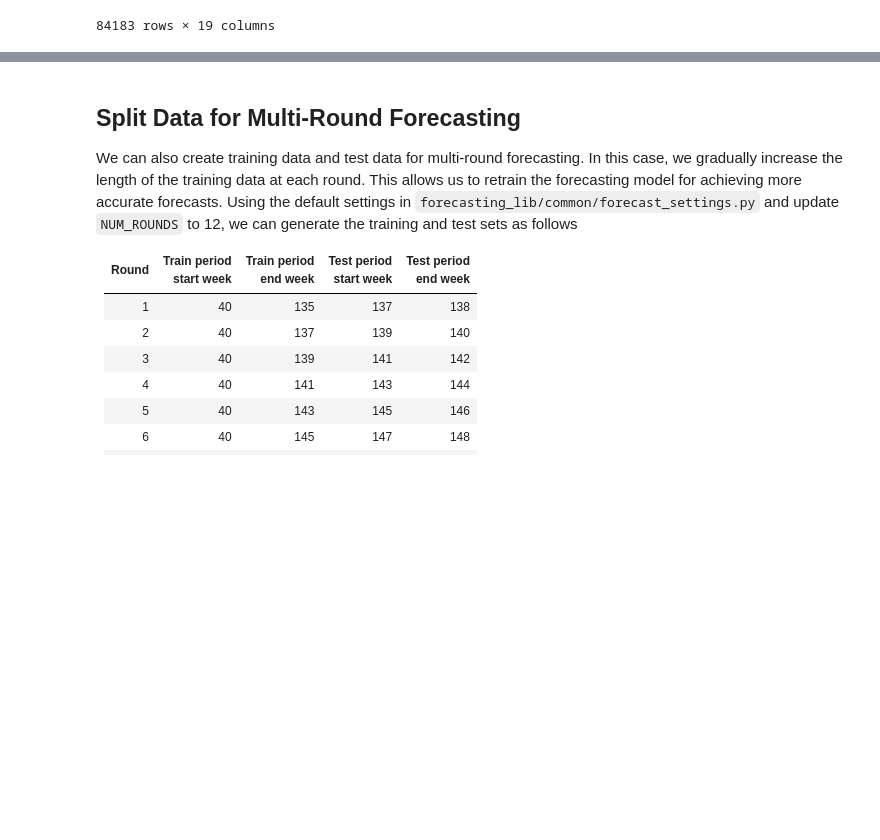
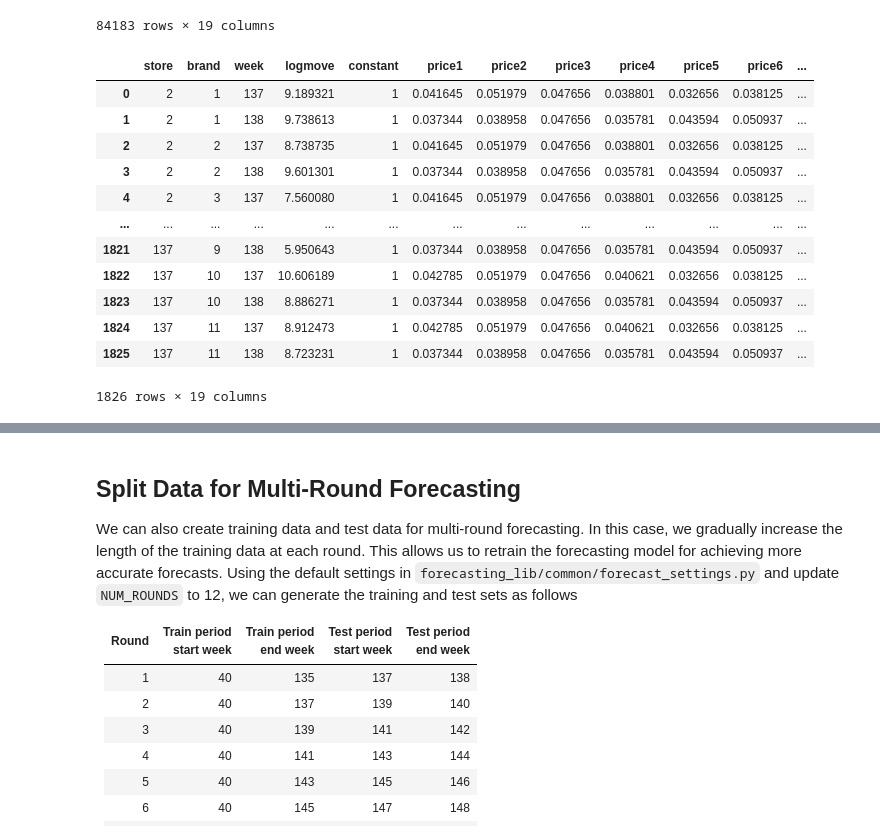
Before and after one commit to sdonohoo/forecasting, a Jupyter notebook: examples/01_prepare_data/data_prepare_retail.ipynb, the cells around one changed output, grey strips where cells are left out. Cells and saved outputs as stored; diff of their text form; code cells hidden in the pictures; blank space fills up the shorter version.

```diff
--- a/examples/01_prepare_data/data_prepare_retail.ipynb
+++ b/examples/01_prepare_data/data_prepare_retail.ipynb
@@ -78,3 +80,19 @@ train_df
 | 84181 | 137 | 11 | 134 | 8.912473 | 1 | 0.039062 | 0.049301 | 0.049588 | 0.032300 | 0.031094 | 0.050937 | ... |
 | 84182 | 137 | 11 | 135 | 9.901886 | 1 | 0.040473 | 0.045729 | 0.046957 | 0.045223 | 0.033493 | 0.050937 | ... |
 84183 rows × 19 columns
+# %%
+test_df
+# %% [output]
+|  | store | brand | week | logmove | constant | price1 | price2 | price3 | price4 | price5 | price6 | ... |
+| 0 | 2 | 1 | 137 | 9.189321 | 1 | 0.041645 | 0.051979 | 0.047656 | 0.038801 | 0.032656 | 0.038125 | ... |
+| 1 | 2 | 1 | 138 | 9.738613 | 1 | 0.037344 | 0.038958 | 0.047656 | 0.035781 | 0.043594 | 0.050937 | ... |
+| 2 | 2 | 2 | 137 | 8.738735 | 1 | 0.041645 | 0.051979 | 0.047656 | 0.038801 | 0.032656 | 0.038125 | ... |
+| 3 | 2 | 2 | 138 | 9.601301 | 1 | 0.037344 | 0.038958 | 0.047656 | 0.035781 | 0.043594 | 0.050937 | ... |
+| 4 | 2 | 3 | 137 | 7.560080 | 1 | 0.041645 | 0.051979 | 0.047656 | 0.038801 | 0.032656 | 0.038125 | ... |
+| ... | ... | ... | ... | ... | ... | ... | ... | ... | ... | ... | ... | ... |
+| 1821 | 137 | 9 | 138 | 5.950643 | 1 | 0.037344 | 0.038958 | 0.047656 | 0.035781 | 0.043594 | 0.050937 | ... |
+| 1822 | 137 | 10 | 137 | 10.606189 | 1 | 0.042785 | 0.051979 | 0.047656 | 0.040621 | 0.032656 | 0.038125 | ... |
+| 1823 | 137 | 10 | 138 | 8.886271 | 1 | 0.037344 | 0.038958 | 0.047656 | 0.035781 | 0.043594 | 0.050937 | ... |
+| 1824 | 137 | 11 | 137 | 8.912473 | 1 | 0.042785 | 0.051979 | 0.047656 | 0.040621 | 0.032656 | 0.038125 | ... |
+| 1825 | 137 | 11 | 138 | 8.723231 | 1 | 0.037344 | 0.038958 | 0.047656 | 0.035781 | 0.043594 | 0.050937 | ... |
+1826 rows × 19 columns
```
Also changed, not shown: parts of 9 cells of this notebook.
